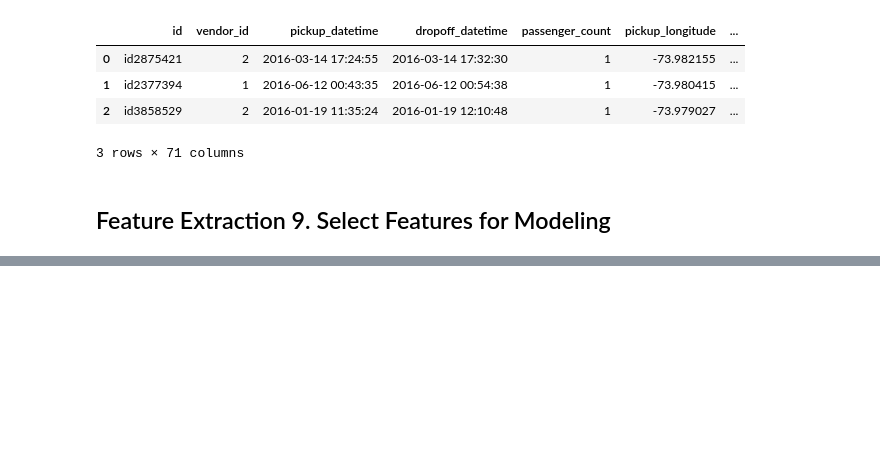
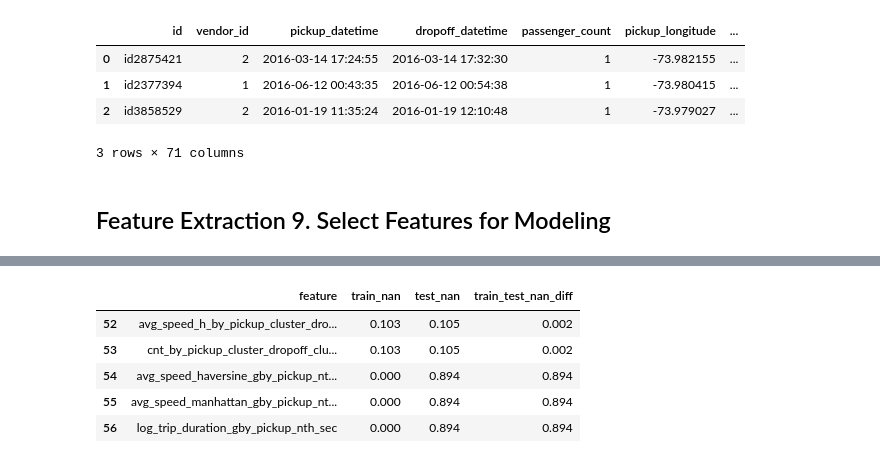
Before and after one commit to sam351/competitions, a Jupyter notebook: kaggle_NY-taxi/200625_NY-taxi_study-03_from-EDA-to-the-Top.ipynb, the cells around one changed output, grey strips where cells are left out. Saved outputs shown, nothing was run; the diff lists cells and outputs as text; code cells hidden in the pictures; blank space fills up the shorter version.

```diff
--- a/kaggle_NY-taxi/200625_NY-taxi_study-03_from-EDA-to-the-Top.ipynb
+++ b/kaggle_NY-taxi/200625_NY-taxi_study-03_from-EDA-to-the-Top.ipynb
@@ -547,0 +583,9 @@ target_feature = train['log_trip_duration']
+# %%
+feature_stats[['feature', 'train_nan', 'test_nan', 'train_test_nan_diff']].sort_values('train_test_nan_diff').reset_index(drop=True).tail()
+# %% [output]
+|  | feature | train_nan | test_nan | train_test_nan_diff |
+| 52 | avg_speed_h_by_pickup_cluster_dro... | 0.103 | 0.105 | 0.002 |
+| 53 | cnt_by_pickup_cluster_dropoff_clu... | 0.103 | 0.105 | 0.002 |
+| 54 | avg_speed_haversine_gby_pickup_nt... | 0.000 | 0.894 | 0.894 |
+| 55 | avg_speed_manhattan_gby_pickup_nt... | 0.000 | 0.894 | 0.894 |
+| 56 | log_trip_duration_gby_pickup_nth_sec | 0.000 | 0.894 | 0.894 |
```
Also changed, not shown: parts of 11 cells of this notebook.
